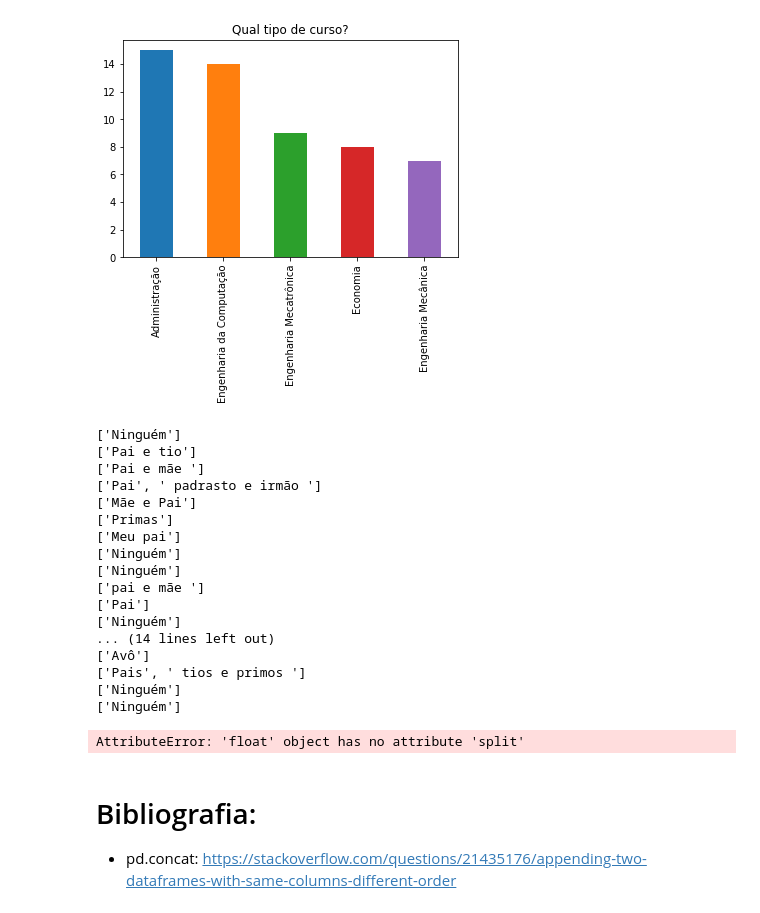
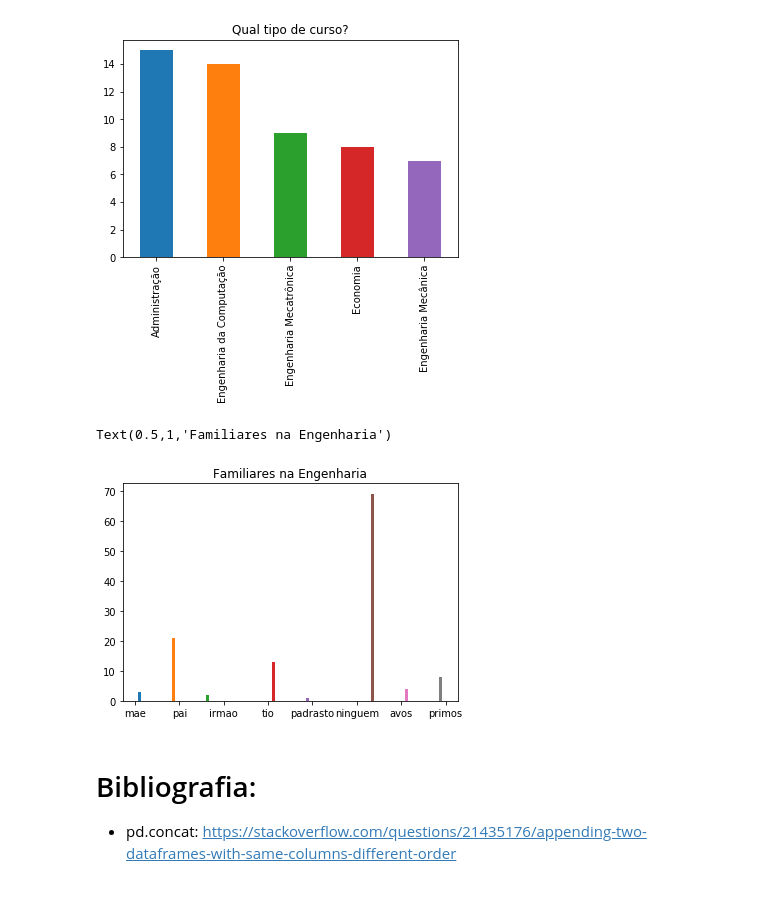
Before and after one commit to BeatrizAlexandre/Projeto_3_CD, a Jupyter notebook: Projeto_3_Beatriz_Alexandre_e_Manuela_Castilla-Copy1.ipynb, the cells around one changed output. Saved outputs shown, nothing was run; the diff lists cells and outputs as text; code cells hidden in the pictures.

```diff
--- a/Projeto_3_Beatriz_Alexandre_e_Manuela_Castilla-Copy1.ipynb
+++ b/Projeto_3_Beatriz_Alexandre_e_Manuela_Castilla-Copy1.ipynb
@@ -429,22 +413,21 @@ padrastoL=[]
 primos = 0
 primosL=[]
 
-for k in Insper['Quais familiares?']:
+for k in eng['Se SIM na pergunta anterior,  quais familiares?']:
     split_v = k.split(",")
     for i in split_v:
-        split_e = i.split("e")
-    print(split_v)
-    for k in split_v:
+        split_e = i.split(" e")
+    for k in split_e:
         if k == "pai" or k =="Pai" or k == "Meu pai" or k =="pai e mãe ":
             pai+=1
             paiL.append("pai")
-        elif k == "mãe" or k == "Mãe" or k == "pai e mãe ":
+        elif k == " mãe " or k == "Mãe" or k == "pai e mãe ":
             mae+=1
             maeL.append("mae")
-        elif k =="irmã" or k =="irmão" :
+        elif k =="irmã " or k ==" meu irmão" or k ==" irmão" :
             irmaos+=1
             irmaosL.append("irmao")
-        elif k =="tio":
+        elif k ==" tio." or k ==" tios" or k =="Tios" or k ==" tio":
             tio+=1
             tioL.append("tio")
         elif "padrasto" in k.lower():
@@ -453,35 +436,27 @@ for k in Insper['Quais familiares?']:
         elif "ninguém" in k.lower():
             ninguem+=1
             ninguemL.append("ninguem")
-        elif "avô" in k.lower():
+        elif "avô" in k.lower() or k==" avô":
             avos+=1
             avosL.append("avos")
-        elif "primos" or "primo" or "prima" in k.lower():
+        elif k ==" primos" or k =='Primo' or k==' primas' or k==" primo" or k==' primos ' or k=="Dois primos":
             primos +=1
             primosL.append("primos")
-
-print(pai)
-print(mae)
-print(irmaos)
-# %% [output]
-['Ninguém']
-['Pai e tio']
-['Pai e mãe ']
-['Pai', ' padrasto e irmão ']
-['Mãe e Pai']
-['Primas']
-['Meu pai']
-['Ninguém']
-['Ninguém']
-['pai e mãe ']
-['Pai']
-['Ninguém']
-... (14 lines left out)
-['Avô']
-['Pais', ' tios e primos ']
-['Ninguém']
-['Ninguém']
-AttributeError: 'float' object has no attribute 'split'
+# %%
+familia =[]
+familia.append(maeL)
+familia.append(paiL)
+familia.append(irmaosL)
+familia.append(tioL)
+familia.append(padrastoL)
+familia.append(ninguemL)
+familia.append(avosL)
+familia.append(primosL)
+plt.hist(familia);
+plt.title('Familiares na Engenharia')
+# %% [output]
+Text(0.5,1,'Familiares na Engenharia')
+[figure, added]
 # %% [markdown]
 # Bibliografia:
 
```
Also changed, not shown: parts of 6 cells of this notebook.
